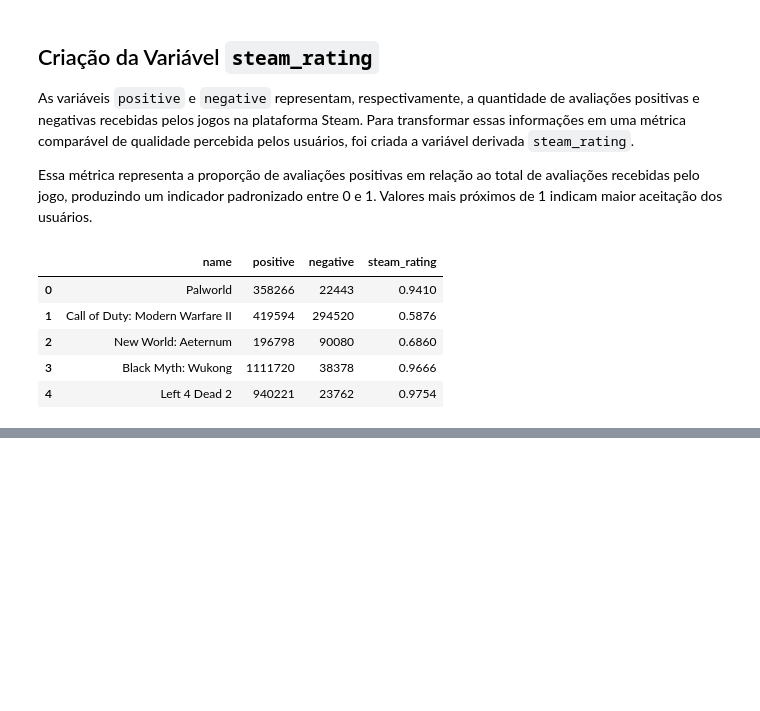
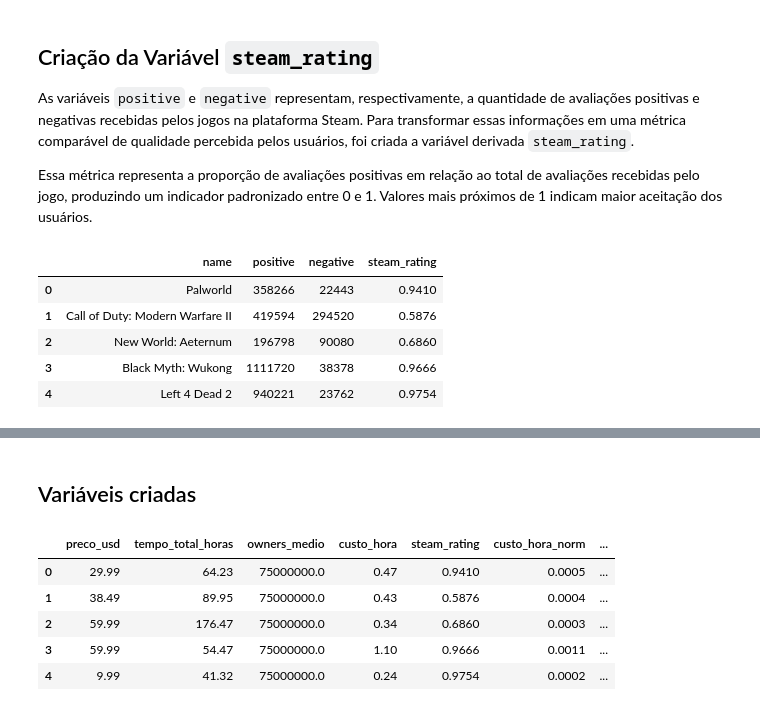
Before and after one commit to wagnerquadros/anaise_dados_steam, a Jupyter notebook: transformacao_dataset.ipynb, the cells around one changed output, grey strips where cells are left out. Cells and saved outputs as stored; diff of their text form; code cells hidden in the pictures; blank space fills up the shorter version.

```diff
--- a/transformacao_dataset.ipynb
+++ b/transformacao_dataset.ipynb
@@ -198,0 +216,5 @@ df[['name', 'positive', 'negative', 'steam_rating']].head()
+# %%
+df['steam_rating_norm'] = (
+    (df['steam_rating'] - df['steam_rating'].min()) /
+    (df['steam_rating'].max() - df['steam_rating'].min())
+).round(4)
@@ -198,0 +248,5 @@ df[['name', 'positive', 'negative', 'steam_rating']].head()
+# %%
+df['score_cb'] = (
+    0.5 * (1 - df['custo_hora_norm']) +
+    0.5 * df['steam_rating_norm']
+).round(4)
@@ -198,0 +279,5 @@ df[['name', 'positive', 'negative', 'steam_rating']].head()
+# %%
+df['retencao'] = (
+    df['average_2weeks'] /
+    df['average_forever']
+).round(4)
@@ -198,0 +313,10 @@ df[['name', 'positive', 'negative', 'steam_rating']].head()
+# %%
+p75_score_cb = df['score_cb'].quantile(0.75)
+p75_steam_rating = df['steam_rating'].quantile(0.75)
+p25_owners = df['owners_medio'].quantile(0.25)
+
+df['hidden_gem'] = (
+    (df['score_cb'] >= p75_score_cb) &
+    (df['steam_rating'] >= p75_steam_rating) &
+    (df['owners_medio'] <= p25_owners)
+).astype(int)
@@ -198,0 +357,24 @@ df[['name', 'positive', 'negative', 'steam_rating']].head()
+# %% [markdown]
+## Variáveis criadas
+# %%
+colunas_novas = [
+    'preco_usd',
+    'tempo_total_horas',
+    'owners_medio',
+    'custo_hora',
+    'steam_rating',
+    'custo_hora_norm',
+    'steam_rating_norm',
+    'score_cb',
+    'retencao',
+    'hidden_gem'
+]
+
+df[colunas_novas].head()
+# %% [output]
+|  | preco_usd | tempo_total_horas | owners_medio | custo_hora | steam_rating | custo_hora_norm | ... |
+| 0 | 29.99 | 64.23 | 75000000.0 | 0.47 | 0.9410 | 0.0005 | ... |
+| 1 | 38.49 | 89.95 | 75000000.0 | 0.43 | 0.5876 | 0.0004 | ... |
+| 2 | 59.99 | 176.47 | 75000000.0 | 0.34 | 0.6860 | 0.0003 | ... |
+| 3 | 59.99 | 54.47 | 75000000.0 | 1.10 | 0.9666 | 0.0011 | ... |
+| 4 | 9.99 | 41.32 | 75000000.0 | 0.24 | 0.9754 | 0.0002 | ... |
```
Also changed, not shown: parts of 13 cells of this notebook, 1 other file.
